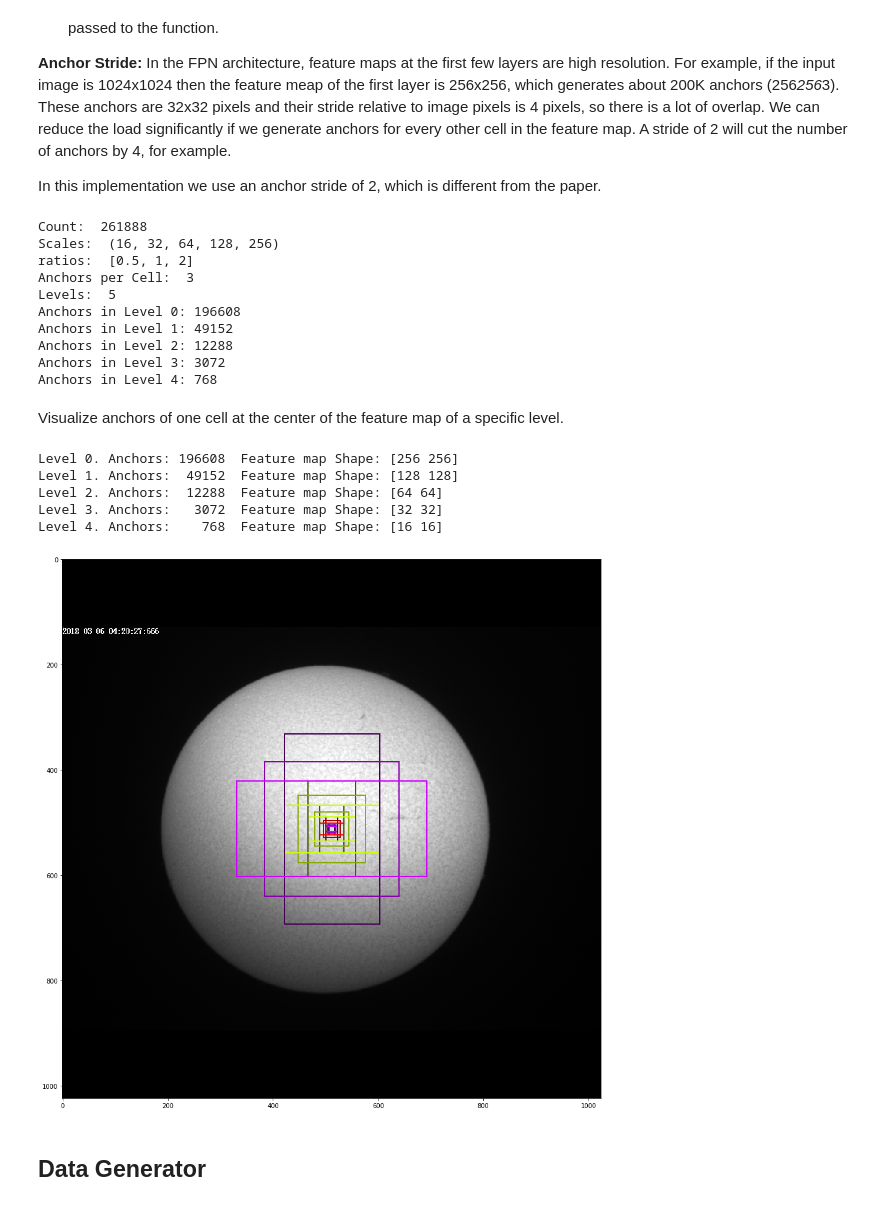
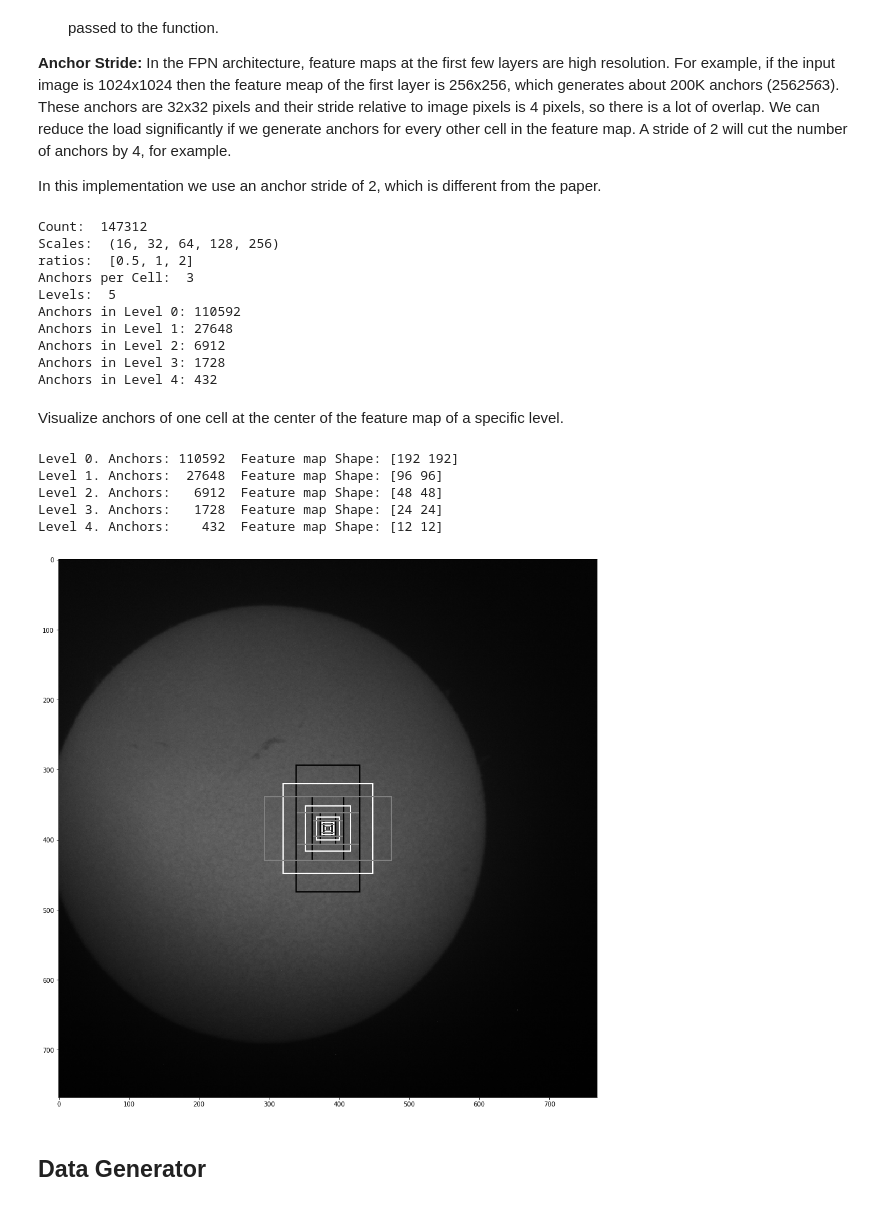
Before and after one commit to onoma-hristy/mrcnn_test_fork, a Jupyter notebook: inspect_filament_data.ipynb, the cells around one changed output. Drawn from its saved outputs; the diff is of its cells as text; code cells hidden in the pictures.

```diff
--- a/inspect_filament_data.ipynb
+++ b/inspect_filament_data.ipynb
@@ -222,7 +224,7 @@ In this implementation we use an anchor stride of 2, which is different from the
 # %%
 # Generate Anchors
 backbone_shapes = modellib.compute_backbone_shapes(config, config.IMAGE_SHAPE)
-anchors = utils.generate_pyramid_anchors(config.RPN_ANCHOR_SCALES,
+anchors = utils.generate_pyramid_anchors((8,16,32,64,128),#config.RPN_ANCHOR_SCALES,
                                           config.RPN_ANCHOR_RATIOS,
                                           backbone_shapes,
                                           config.BACKBONE_STRIDES,
@@ -242,56 +244,65 @@ for l in range(num_levels):
     anchors_per_level.append(anchors_per_cell * num_cells // config.RPN_ANCHOR_STRIDE**2)
     print("Anchors in Level {}: {}".format(l, anchors_per_level[l]))
 # %% [output]
-Count:  261888
+Count:  147312
 Scales:  (16, 32, 64, 128, 256)
 ratios:  [0.5, 1, 2]
 Anchors per Cell:  3
 Levels:  5
-Anchors in Level 0: 196608
-Anchors in Level 1: 49152
-Anchors in Level 2: 12288
-Anchors in Level 3: 3072
-Anchors in Level 4: 768
+Anchors in Level 0: 110592
+Anchors in Level 1: 27648
+Anchors in Level 2: 6912
+Anchors in Level 3: 1728
+Anchors in Level 4: 432
 # %% [markdown]
 Visualize anchors of one cell at the center of the feature map of a specific level.
 # %%
 ## Visualize anchors of one cell at the center of the feature map of a specific level
 
 # Load and draw random image
 image_id = np.random.choice(dataset.image_ids, 1)[0]
 image, image_meta, _, _, _ = modellib.load_image_gt(dataset, config, image_id)
 fig, ax = plt.subplots(1, figsize=(16,16))
 ax.imshow(image)
 levels = len(backbone_shapes)
 
 for level in range(levels):
     colors = visualize.random_colors(levels)
     # Compute the index of the anchors at the center of the image
     level_start = sum(anchors_per_level[:level]) # sum of anchors of previous levels
     level_anchors = anchors[level_start:level_start+anchors_per_level[level]]
     print("Level {}. Anchors: {:6}  Feature map Shape: {}".format(level, level_anchors.shape[0],
                                                                   backbone_shapes[level]))
     center_cell = backbone_shapes[level] // 2
     center_cell_index = (center_cell[0] * backbone_shapes[level][1] + center_cell[1])
     level_center = center_cell_index * anchors_per_cell
     center_anchor = anchors_per_cell * (
         (center_cell[0] * backbone_shapes[level][1] / config.RPN_ANCHOR_STRIDE**2) \
         + center_cell[1] / config.RPN_ANCHOR_STRIDE)
     level_center = int(center_anchor)
 
     # Draw anchors. Brightness show the order in the array, dark to bright.
     for i, rect in enumerate(level_anchors[level_center:level_center+anchors_per_cell]):
         y1, x1, y2, x2 = rect
-        p = patches.Rectangle((x1, y1), x2-x1, y2-y1, linewidth=2, facecolor='none',
-                              edgecolor=(i+1)*np.array(colors[level]) / anchors_per_cell)
+#        p = patches.Rectangle((x1, y1), x2-x1, y2-y1, linewidth=2, facecolor='none',
+        if (x2==y2):
+            p = patches.Rectangle((x1, y1), x2-x1, y2-y1, linewidth=2, facecolor='none', edgecolor=(1,1,1))
+        elif(x2>y2):
+            p = patches.Rectangle((x1, y1), x2-x1, y2-y1, linewidth=2, facecolor='none', edgecolor=(0.5,0.5,0.5))
+        else:
+            p = patches.Rectangle((x1, y1), x2-x1, y2-y1, linewidth=2, facecolor='none', edgecolor=(0,0,0))
+
+   #                           edgecolor=(i+1)*np.array(colors[level]) / anchors_per_cell)
+
+
         ax.add_patch(p)
 # %% [output]
-Level 0. Anchors: 196608  Feature map Shape: [256 256]
-Level 1. Anchors:  49152  Feature map Shape: [128 128]
-Level 2. Anchors:  12288  Feature map Shape: [64 64]
-Level 3. Anchors:   3072  Feature map Shape: [32 32]
-Level 4. Anchors:    768  Feature map Shape: [16 16]
+Level 0. Anchors: 110592  Feature map Shape: [192 192]
+Level 1. Anchors:  27648  Feature map Shape: [96 96]
+Level 2. Anchors:   6912  Feature map Shape: [48 48]
+Level 3. Anchors:   1728  Feature map Shape: [24 24]
+Level 4. Anchors:    432  Feature map Shape: [12 12]
-[figure, old version]
+[figure, new version]
 # %% [markdown]
 ## Data Generator
 # %%
```
Also changed, not shown: parts of 16 cells of this notebook, 2 other files.
